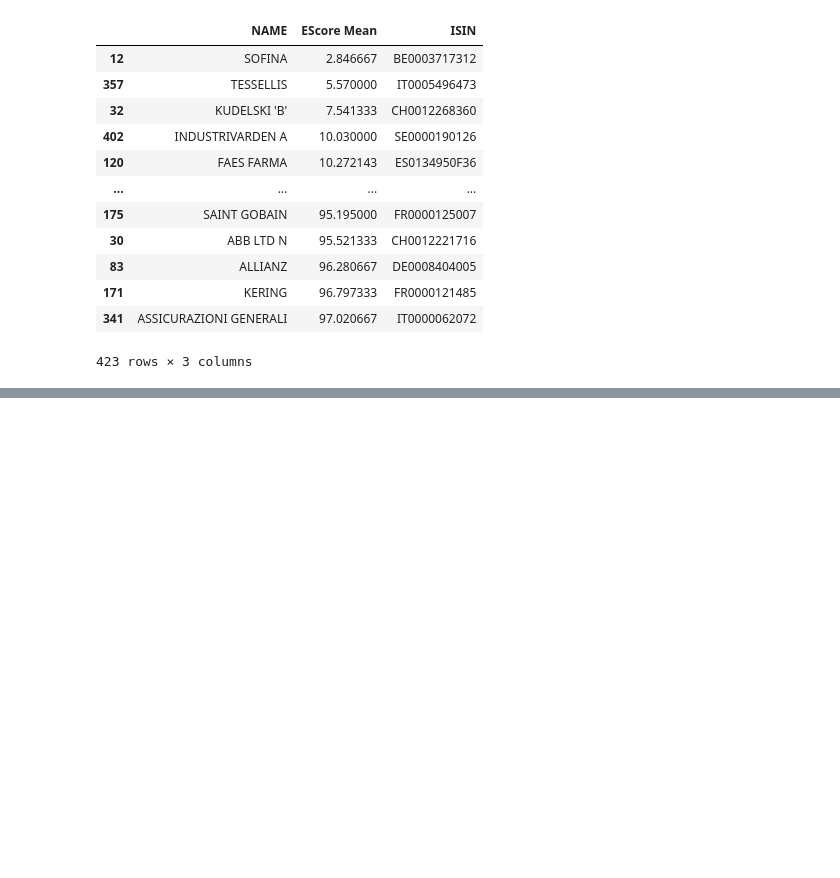
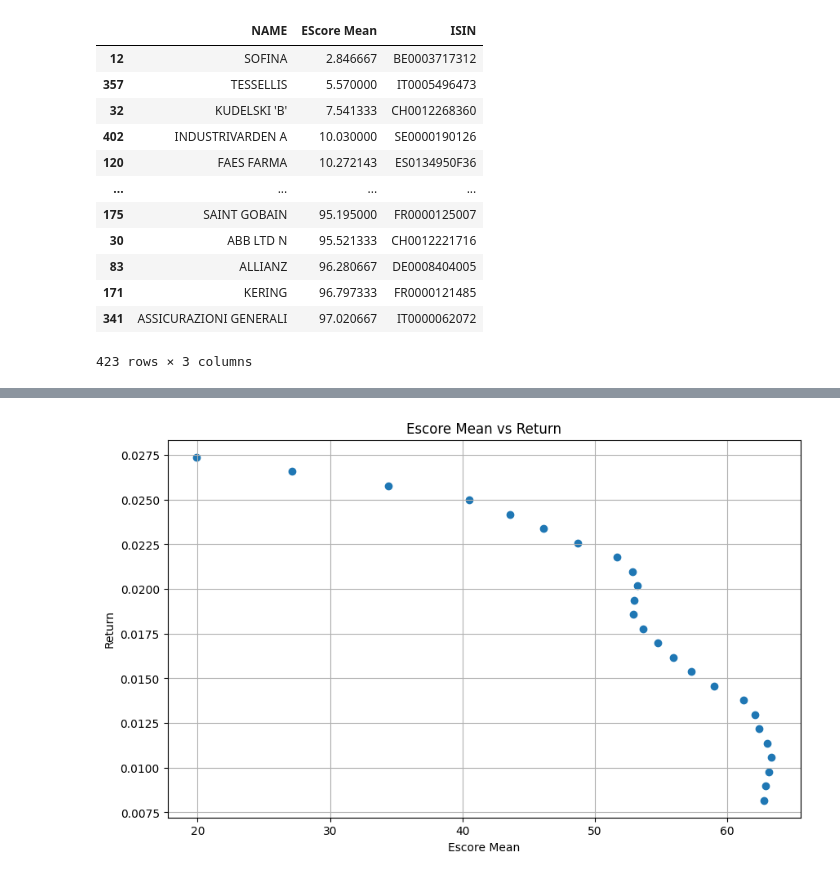
Before and after one commit to BalthazazarDuc/SEF-HW2, a Jupyter notebook: EX1.ipynb, the cells around one changed output, grey strips where cells are left out. Drawn from its saved outputs; the diff is of its cells as text; code cells hidden in the pictures; blank space fills up the shorter version.

```diff
--- a/EX1.ipynb
+++ b/EX1.ipynb
@@ -374,0 +438,6 @@ df_E_ISIN_sorted
+# %%
+# Import portfolios (on the efficient frontier) returns
+df_portfolios_returns = pd.read_csv('https://raw.githubusercontent.com/BalthazazarDuc/SEF-HW2/main/Homework_1/df_frontier_high.csv')
+# %%
+df_portfolios_returns = df_portfolios_returns['Return']
+df_portfolios_returns
@@ -374,0 +462,4 @@ df_E_ISIN_sorted
+# %%
+df_EscoreMean_return = pd.concat([weighted_avrg_EScore, df_portfolios_returns], axis=1)
+df_EscoreMean_return = df_EscoreMean_return.rename(columns={df_EscoreMean_return.columns[0]: 'Escore Mean'})
+df_EscoreMean_return
@@ -374,0 +484,11 @@ df_E_ISIN_sorted
+# %%
+# Plot in the E score-return space the various portfolios
+plt.figure(figsize=(10, 6))
+plt.scatter(df_EscoreMean_return['Escore Mean'], df_EscoreMean_return['Return'])
+plt.title('Escore Mean vs Return')
+plt.xlabel('Escore Mean')
+plt.ylabel('Return')
+plt.grid(True)
+plt.show()
+# %% [output]
+[figure, added]
```
Also changed, not shown: parts of 10 cells of this notebook.
